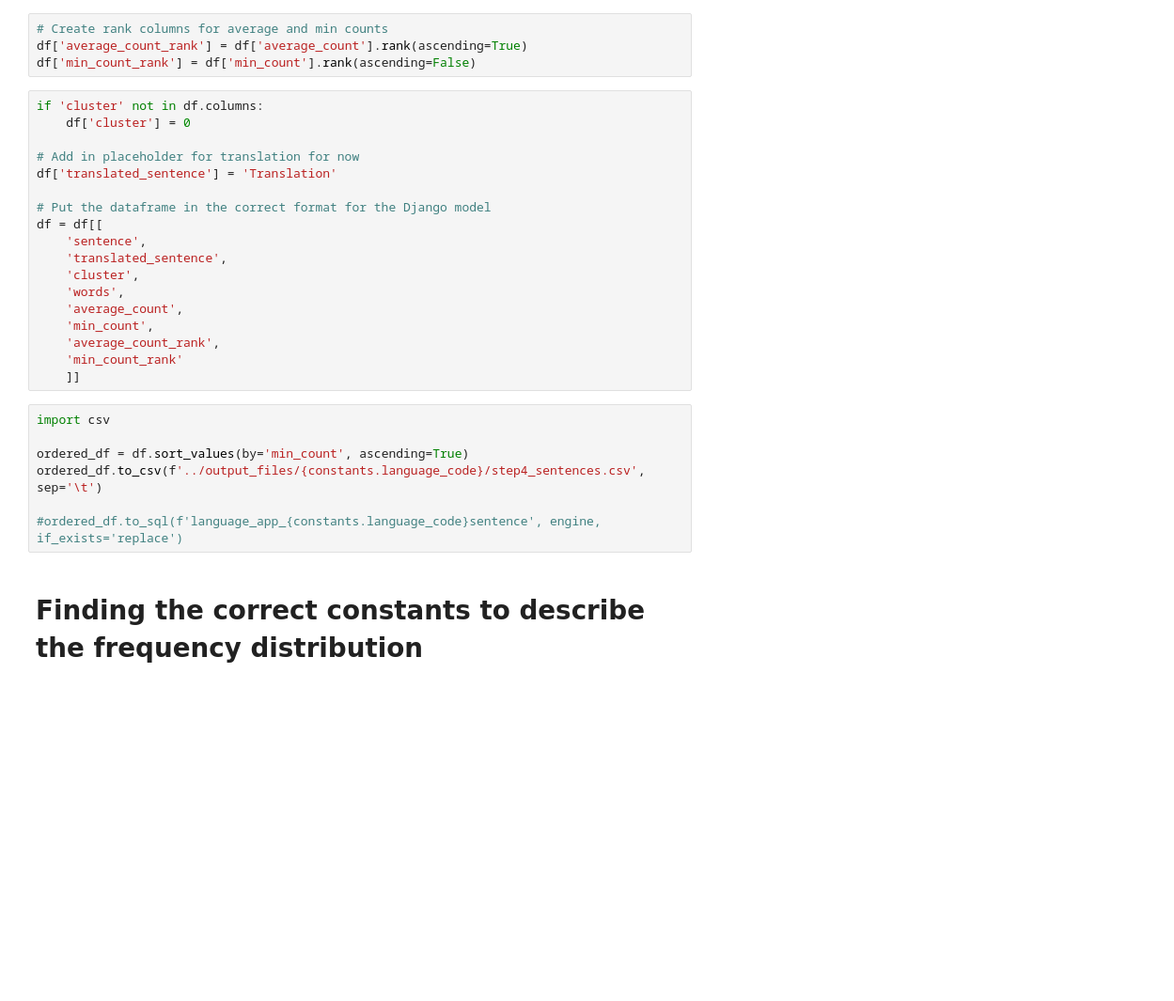
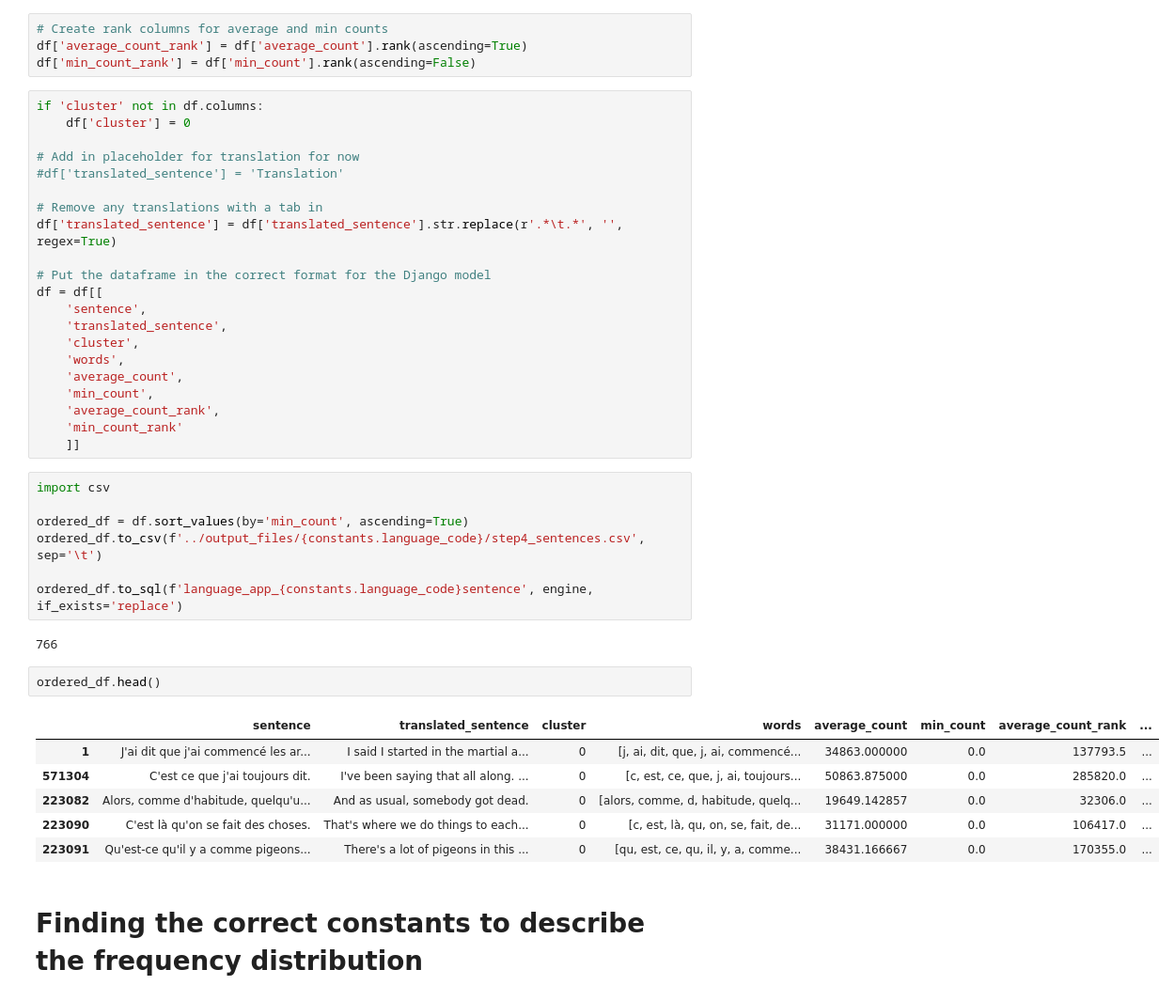
Before and after one commit to tobylerone/quivo-app, a Jupyter notebook: ml_notebooks/sentence_categorisation/step_4_unique_word_frequency_list_and_sentence_complexity.ipynb, the cells around one changed output. Shown at 94% size. Drawn from its saved outputs; the diff is of its cells as text; blank space fills up the shorter version.

```diff
--- a/ml_notebooks/sentence_categorisation/step_4_unique_word_frequency_list_and_sentence_complexity.ipynb
+++ b/ml_notebooks/sentence_categorisation/step_4_unique_word_frequency_list_and_sentence_complexity.ipynb
@@ -305,7 +307,10 @@ if 'cluster' not in df.columns:
     df['cluster'] = 0
 
 # Add in placeholder for translation for now
-df['translated_sentence'] = 'Translation'
+#df['translated_sentence'] = 'Translation'
+
+# Remove any translations with a tab in
+df['translated_sentence'] = df['translated_sentence'].str.replace(r'.*\t.*', '', regex=True)
 
 # Put the dataframe in the correct format for the Django model
 df = df[[
@@ -324,7 +329,18 @@ import csv
 ordered_df = df.sort_values(by='min_count', ascending=True)
 ordered_df.to_csv(f'../output_files/{constants.language_code}/step4_sentences.csv', sep='\t')
 
-#ordered_df.to_sql(f'language_app_{constants.language_code}sentence', engine, if_exists='replace')
+ordered_df.to_sql(f'language_app_{constants.language_code}sentence', engine, if_exists='replace')
+# %% [output]
+766
+# %%
+ordered_df.head()
+# %% [output]
+|  | sentence | translated_sentence | cluster | words | average_count | min_count | average_count_rank | ... |
+| 1 | J'ai dit que j'ai commencé les ar... | I said I started in the martial a... | 0 | [j, ai, dit, que, j, ai, commencé... | 34863.000000 | 0.0 | 137793.5 | ... |
+| 571304 | C'est ce que j'ai toujours dit. | I've been saying that all along. ... | 0 | [c, est, ce, que, j, ai, toujours... | 50863.875000 | 0.0 | 285820.0 | ... |
+| 223082 | Alors, comme d'habitude, quelqu'u... | And as usual, somebody got dead. | 0 | [alors, comme, d, habitude, quelq... | 19649.142857 | 0.0 | 32306.0 | ... |
+| 223090 | C'est là qu'on se fait des choses. | That's where we do things to each... | 0 | [c, est, là, qu, on, se, fait, de... | 31171.000000 | 0.0 | 106417.0 | ... |
+| 223091 | Qu'est-ce qu'il y a comme pigeons... | There's a lot of pigeons in this ... | 0 | [qu, est, ce, qu, il, y, a, comme... | 38431.166667 | 0.0 | 170355.0 | ... |
 # %% [markdown]
 # Finding the correct constants to describe the frequency distribution
 # %%
```
Also changed, not shown: parts of 8 cells of this notebook, 20 other files.
